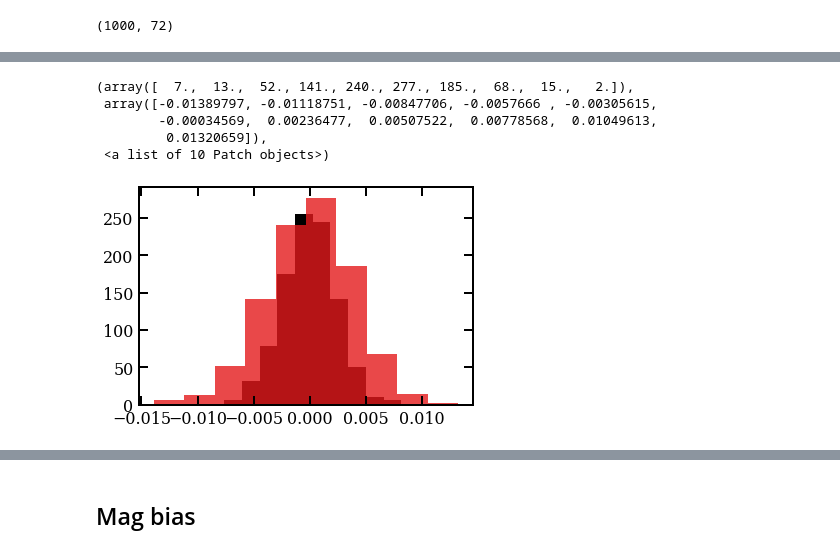
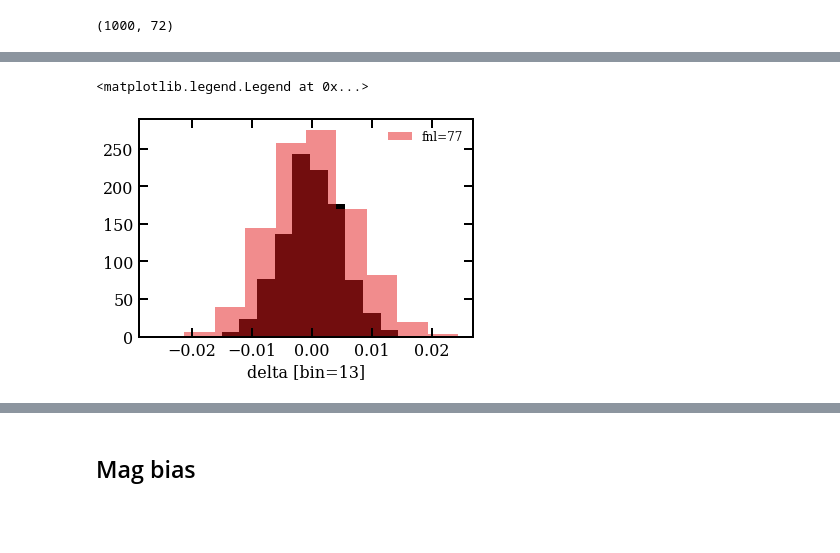
Before and after one commit to mehdirezaie/LSSutils, a Jupyter notebook: analysis/desi/notebooks/LognormalFlask.ipynb, the cells around one changed output, grey strips where cells are left out. Saved outputs shown, nothing was run; the diff lists cells and outputs as text; code cells hidden in the pictures; blank space fills up the shorter version.

Commit message:
make new plots

```diff
--- a/analysis/desi/notebooks/LognormalFlask.ipynb
+++ b/analysis/desi/notebooks/LognormalFlask.ipynb
@@ -592,0 +859,3 @@ nmocks: 1000, nbins: 72
+# %%
+err_null = md.read_nbmocks(md.np.sort(glob('/fs/ess/PHS0336/data/lognormal/v3/clustering/nbarmock_0_*_lrg_zero_desic_256_noweight.npy')))
+err_nullp = md.read_nbmocks(md.np.sort(glob('/fs/ess/PHS0336/data/lognormal/v3/clustering/nbarmock_0_*_lrg_po100_desic_256_noweight.npy')))
@@ -601,10 +901,8 @@ err_nullp.shape
 # %%
-plt.hist(err_null[:, 60])
-plt.hist(err_nullp[:, 60], alpha=0.8)
+plt.hist(err_null[:, 12])
+plt.hist(err_nullp[:, 12], alpha=0.5, label='fnl=77')
+plt.xlabel('delta [bin=13]')
+plt.legend()
 # %% [output]
-(array([  7.,  13.,  52., 141., 240., 277., 185.,  68.,  15.,   2.]),
- array([-0.01389797, -0.01118751, -0.00847706, -0.0057666 , -0.00305615,
-        -0.00034569,  0.00236477,  0.00507522,  0.00778568,  0.01049613,
-         0.01320659]),
- <a list of 10 Patch objects>)
+<matplotlib.legend.Legend at 0x...>
-[figure, old version]
+[figure, new version]
```
Also changed, not shown: parts of 28 cells of this notebook.
